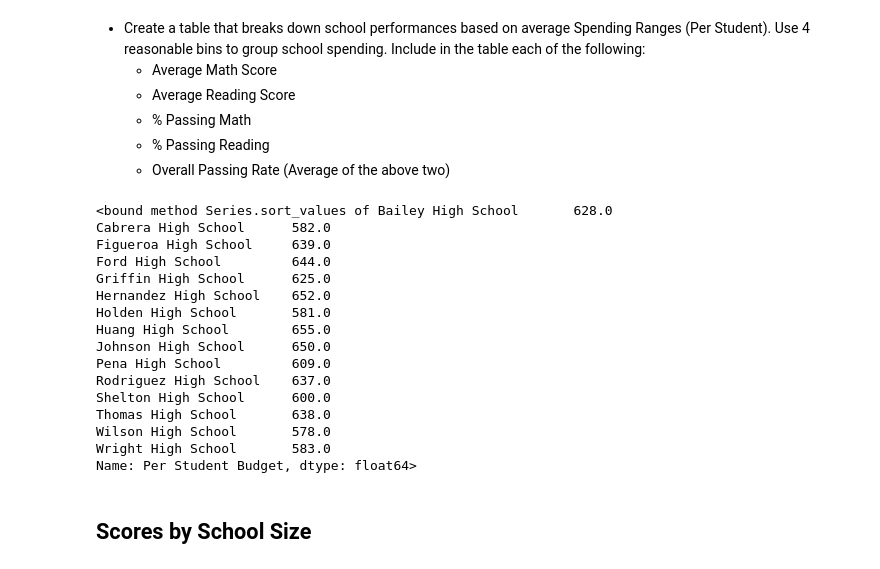
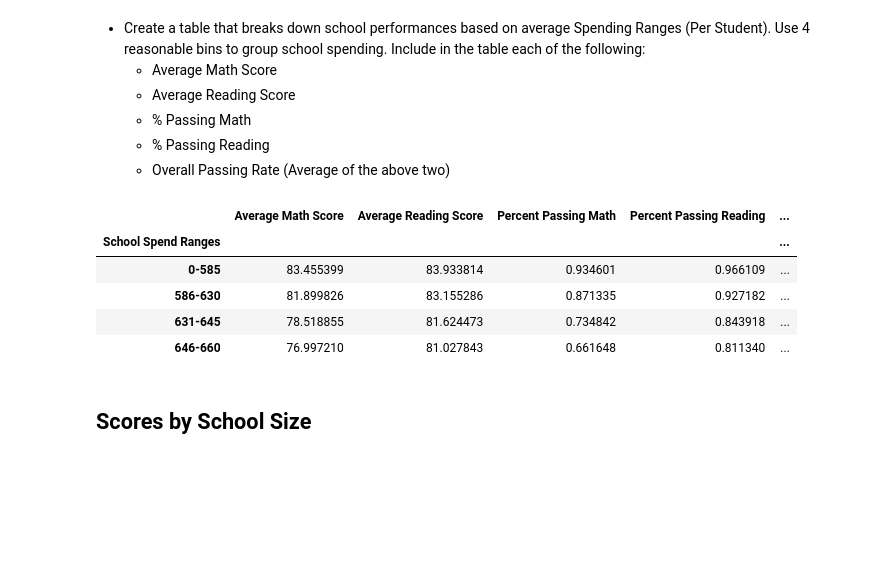
Before and after one commit to tiffanyharris711/pandas-challenge, a Jupyter notebook: PyCitySchools/PyCitySchools.ipynb, the cells around one changed output. Cells and saved outputs as stored; diff of their text form; code cells hidden in the pictures; blank space fills up the shorter version.

```diff
--- a/PyCitySchools/PyCitySchools.ipynb
+++ b/PyCitySchools/PyCitySchools.ipynb
@@ -263,25 +277,29 @@ reading_data_complete.rename(columns={"school_name": "School Name"})
   * % Passing Math
   * % Passing Reading
   * Overall Passing Rate (Average of the above two)
-# %%
-school_summary_df["Per Student Budget"].sort_values
-# %% [output]
-<bound method Series.sort_values of Bailey High School       628.0
-Cabrera High School      582.0
-Figueroa High School     639.0
-Ford High School         644.0
-Griffin High School      625.0
-Hernandez High School    652.0
-Holden High School       581.0
-Huang High School        655.0
-Johnson High School      650.0
-Pena High School         609.0
-Rodriguez High School    637.0
-Shelton High School      600.0
-Thomas High School       638.0
-Wilson High School       578.0
-Wright High School       583.0
-Name: Per Student Budget, dtype: float64>
+# %%
+bins = [0,585,630,645,660]
+group_labels = ["0-585", "586-630", "631-645", "646-660"]
+
+school_summary_df["School Spend Ranges"] = pd.cut(school_summary_df["Per Student Budget"],bins=bins, labels=group_labels)
+# %%
+spend_ranges_groupby = school_summary_df.groupby("School Spend Ranges")
+spend_ranges_avg = spend_ranges_groupby.mean()
+scores_by_school_spending = spend_ranges_avg[[
+    "Average Math Score",
+    "Average Reading Score",
+    "Percent Passing Math",
+    "Percent Passing Reading",
+    "Percent Passing Overall"
+]]
+scores_by_school_spending
+# %% [output]
+|  | Average Math Score | Average Reading Score | Percent Passing Math | Percent Passing Reading | ... |
+| School Spend Ranges |  |  |  |  | ... |
+| 0-585 | 83.455399 | 83.933814 | 0.934601 | 0.966109 | ... |
+| 586-630 | 81.899826 | 83.155286 | 0.871335 | 0.927182 | ... |
+| 631-645 | 78.518855 | 81.624473 | 0.734842 | 0.843918 | ... |
+| 646-660 | 76.997210 | 81.027843 | 0.661648 | 0.811340 | ... |
 # %% [markdown]
 ## Scores by School Size
 # %% [markdown]
```
Also changed, not shown: parts of 4 cells of this notebook.
